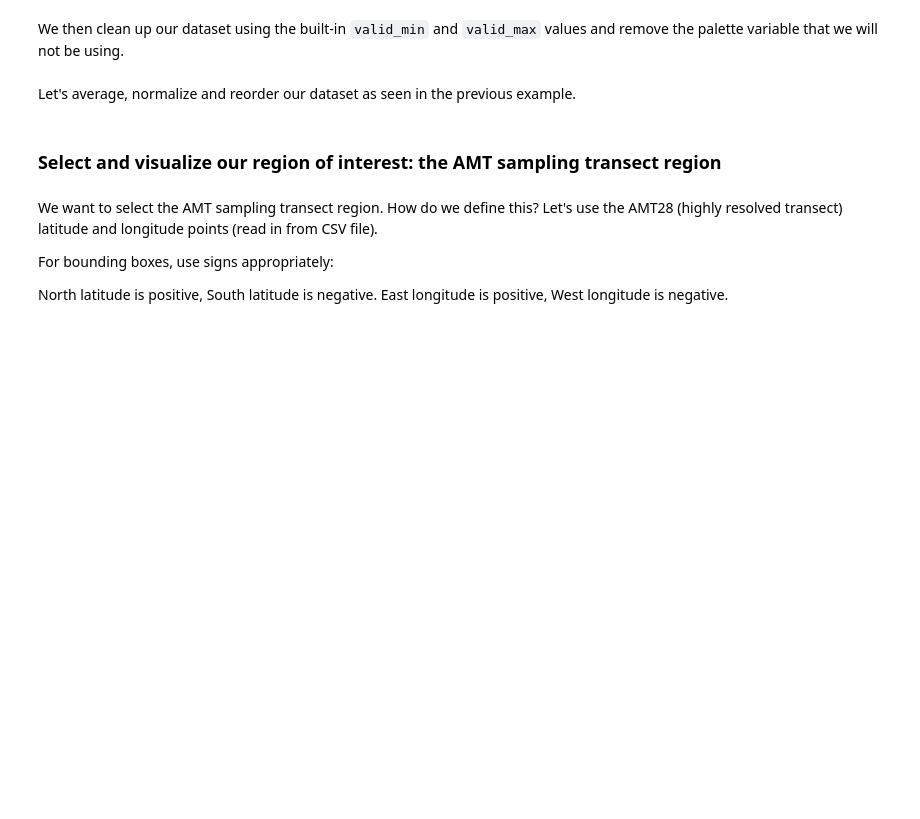
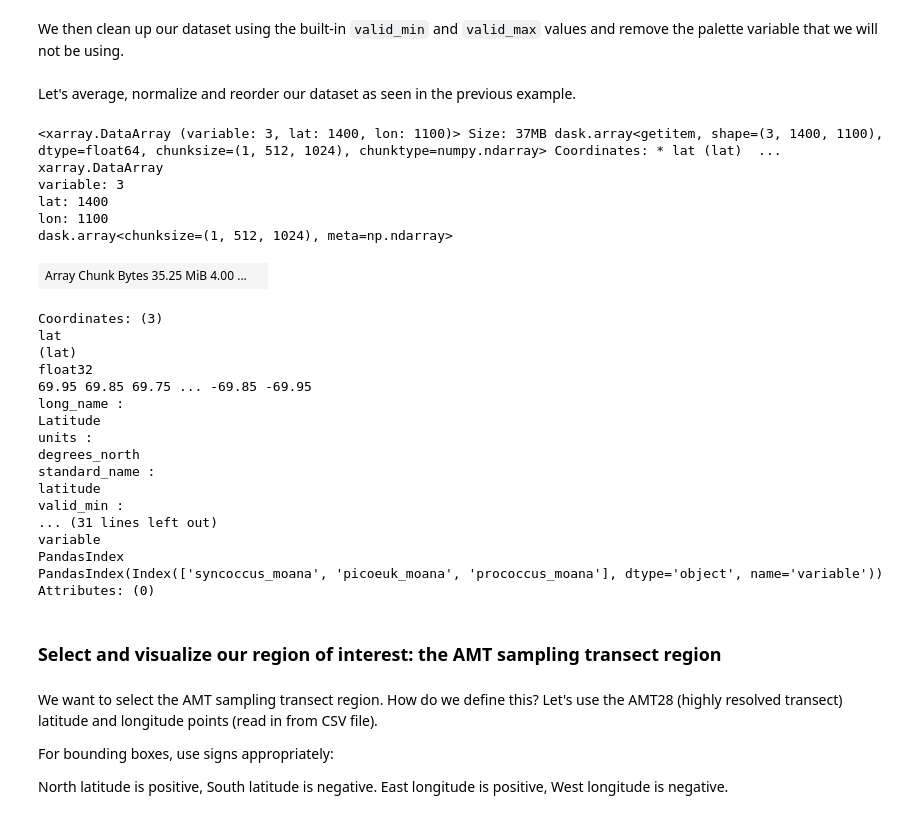
Before and after one commit to pedmondlerner/phytoSTEW, a Jupyter notebook: Team/Shailja/moana_timeseries_hovmoller.ipynb, the cells around one changed output. Saved outputs shown, nothing was run; the diff lists cells and outputs as text; code cells hidden in the pictures; blank space fills up the shorter version.

```diff
--- a/Team/Shailja/moana_timeseries_hovmoller.ipynb
+++ b/Team/Shailja/moana_timeseries_hovmoller.ipynb
@@ -196,6 +196,33 @@ data_norm = dataset_norm.to_dataarray()
 data_norm = data_norm.sel(
     variable=["syncoccus_moana", "picoeuk_moana", "prococcus_moana"]
 )
+# %%
+data_norm
+# %% [output]
+<xarray.DataArray (variable: 3, lat: 1400, lon: 1100)> Size: 37MB dask.array<getitem, shape=(3, 1400, 1100), dtype=float64, chunksize=(1, 512, 1024), chunktype=numpy.ndarray> Coordinates: * lat (lat)  ...
+xarray.DataArray
+variable: 3
+lat: 1400
+lon: 1100
+dask.array<chunksize=(1, 512, 1024), meta=np.ndarray>
+| Array Chunk Bytes 35.25 MiB 4.00 ... |  |
+Coordinates: (3)
+lat
+(lat)
+float32
+69.95 69.85 69.75 ... -69.85 -69.95
+long_name :
+Latitude
+units :
+degrees_north
+standard_name :
+latitude
+valid_min :
+... (31 lines left out)
+variable
+PandasIndex
+PandasIndex(Index(['syncoccus_moana', 'picoeuk_moana', 'prococcus_moana'], dtype='object', name='variable'))
+Attributes: (0)
 # %% [markdown]
 ### Select and visualize our region of interest: the AMT sampling transect region
 # %% [markdown]
```
Also changed, not shown: parts of 20 cells of this notebook.
